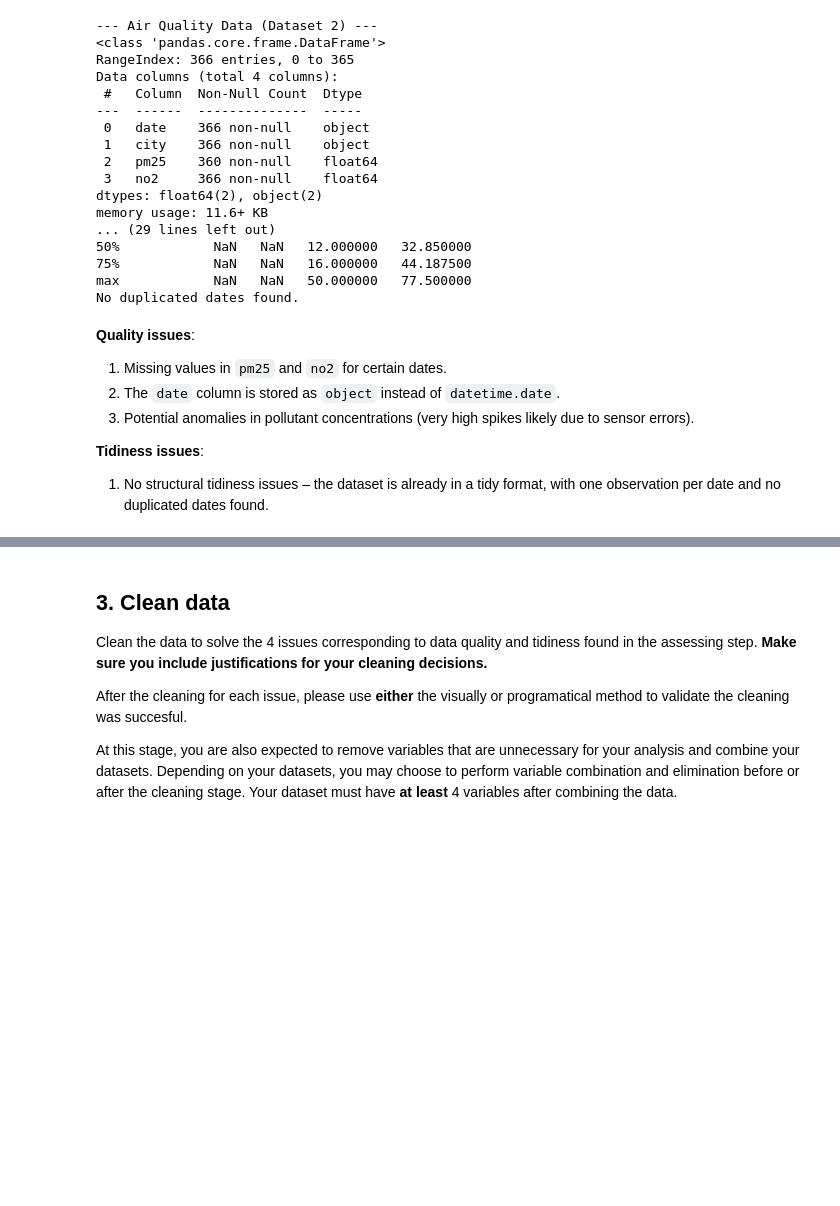
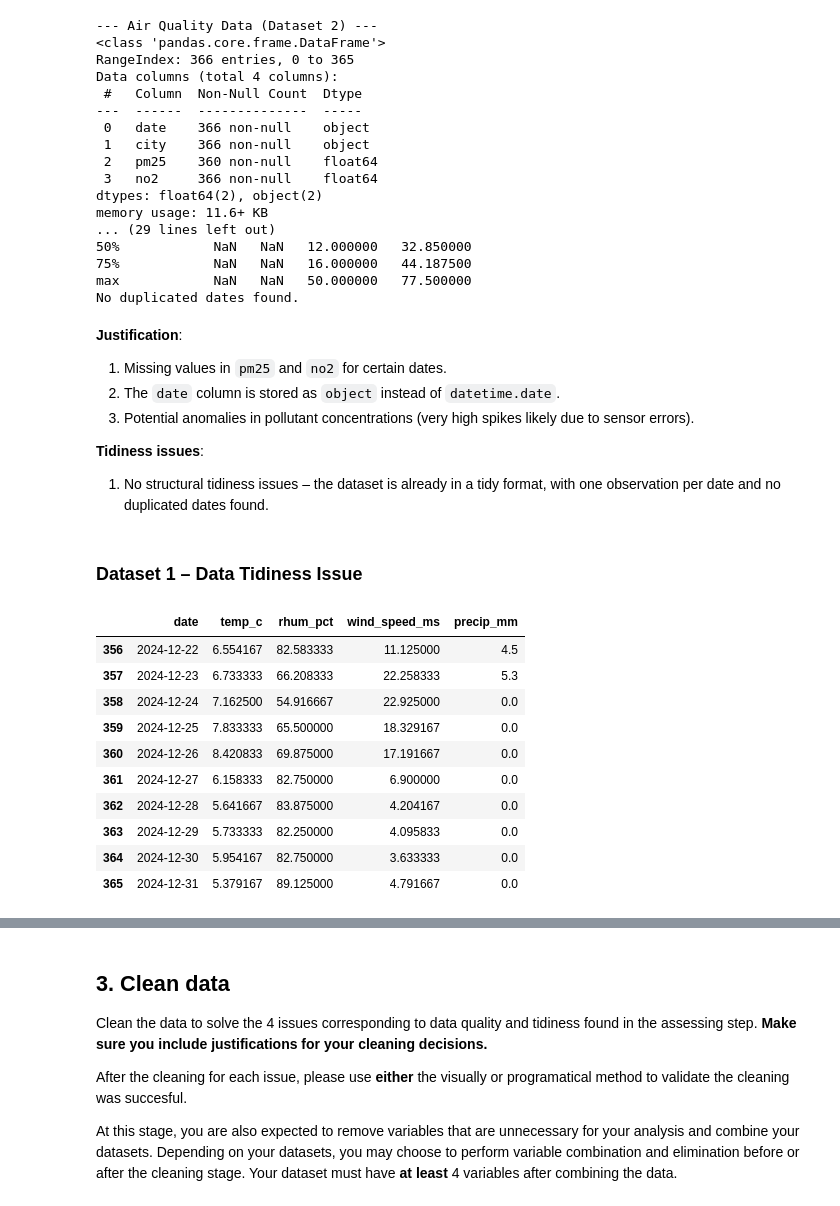
Before and after one commit to scarpl/Data_wrangling_with_python, a Jupyter notebook: data_wrangling_project_filled.ipynb, the cells around one changed output, grey strips where cells are left out. Drawn from its saved outputs; the diff is of its cells as text; code cells hidden in the pictures; blank space fills up the shorter version.

```diff
--- a/data_wrangling_project_filled.ipynb
+++ b/data_wrangling_project_filled.ipynb
@@ -200,10 +199,27 @@ memory usage: 11.6+ KB
 max            NaN   NaN   50.000000   77.500000
 No duplicated dates found.
 # %% [markdown]
-**Quality issues**:
+**Justification**:
 1. Missing values in `pm25` and `no2` for certain dates.
 2. The `date` column is stored as `object` instead of `datetime.date`.
 3. Potential anomalies in pollutant concentrations (very high spikes likely due to sensor errors).
 
 **Tidiness issues**:
 1. No structural tidiness issues – the dataset is already in a tidy format, with one observation per date and no duplicated dates found.
+# %% [markdown]
+### Dataset 1 – Data Tidiness Issue
+# %%
+weather_df_daily.head(10)
+weather_df_daily.tail(10)
+# %% [output]
+|  | date | temp_c | rhum_pct | wind_speed_ms | precip_mm |
+| 356 | 2024-12-22 | 6.554167 | 82.583333 | 11.125000 | 4.5 |
+| 357 | 2024-12-23 | 6.733333 | 66.208333 | 22.258333 | 5.3 |
+| 358 | 2024-12-24 | 7.162500 | 54.916667 | 22.925000 | 0.0 |
+| 359 | 2024-12-25 | 7.833333 | 65.500000 | 18.329167 | 0.0 |
+| 360 | 2024-12-26 | 8.420833 | 69.875000 | 17.191667 | 0.0 |
+| 361 | 2024-12-27 | 6.158333 | 82.750000 | 6.900000 | 0.0 |
+| 362 | 2024-12-28 | 5.641667 | 83.875000 | 4.204167 | 0.0 |
+| 363 | 2024-12-29 | 5.733333 | 82.250000 | 4.095833 | 0.0 |
+| 364 | 2024-12-30 | 5.954167 | 82.750000 | 3.633333 | 0.0 |
+| 365 | 2024-12-31 | 5.379167 | 89.125000 | 4.791667 | 0.0 |
```
Also changed, not shown: parts of 8 cells of this notebook.
